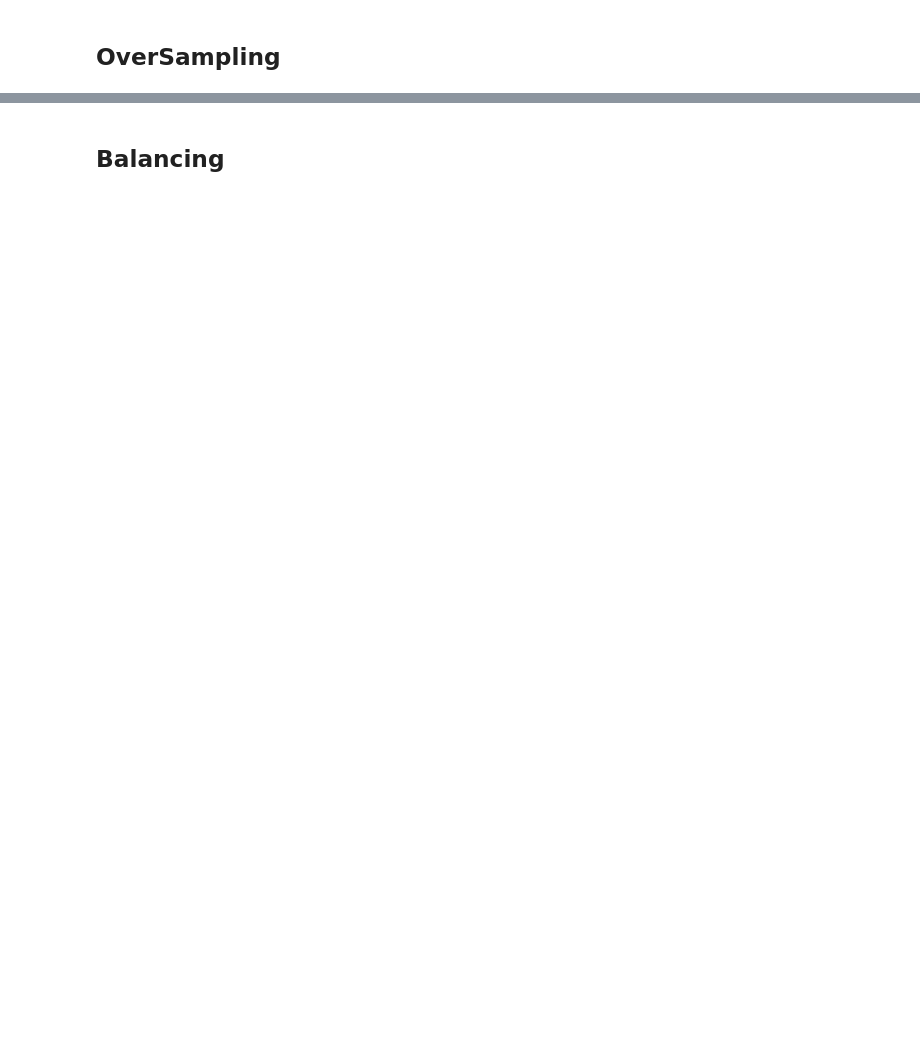
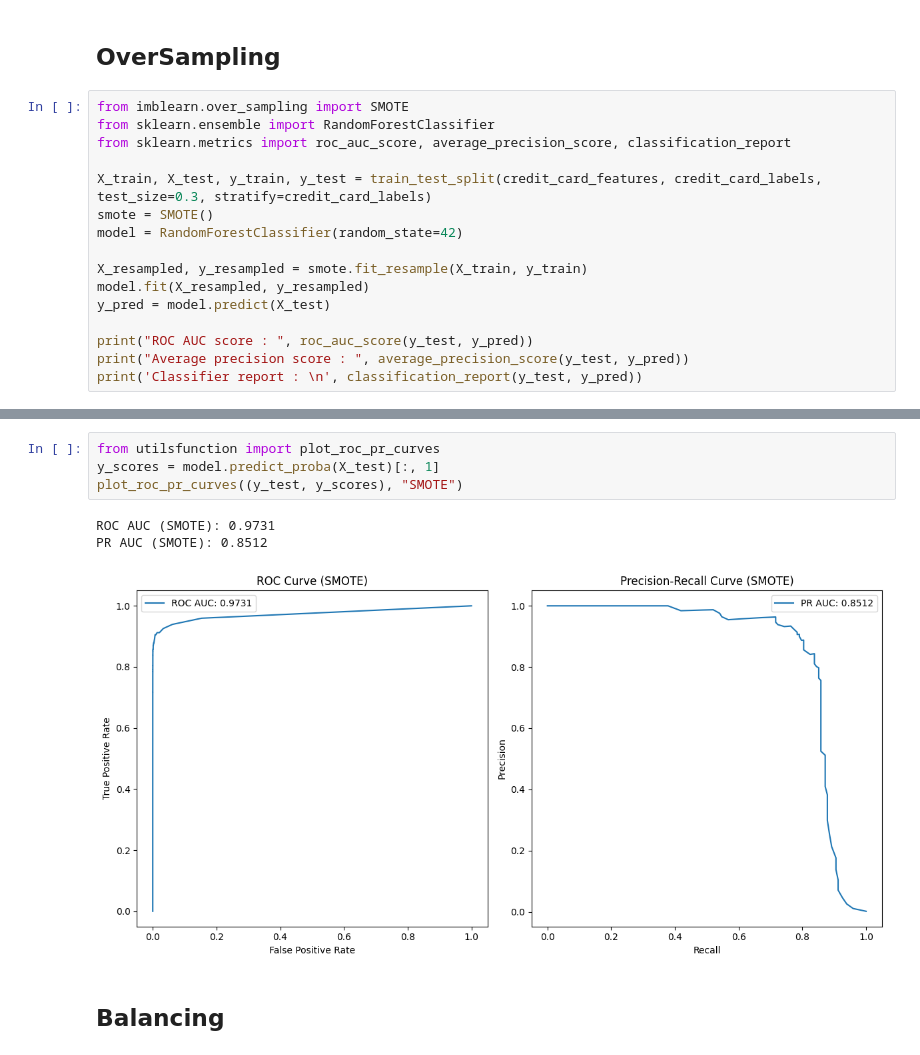
Before and after one commit to Runhilia/TAA_TP1, a Jupyter notebook: anomalies.ipynb, the cells around one changed output, grey strips where cells are left out. Drawn from its saved outputs; the diff is of its cells as text; blank space fills up the shorter version.

```diff
--- a/anomalies.ipynb
+++ b/anomalies.ipynb
@@ -135,2 +227,18 @@ credit_card.head()
 # %% [markdown]
 ## OverSampling
+# %%
+from imblearn.over_sampling import SMOTE
+from sklearn.ensemble import RandomForestClassifier
+from sklearn.metrics import roc_auc_score, average_precision_score, classification_report
+
+X_train, X_test, y_train, y_test = train_test_split(credit_card_features, credit_card_labels, test_size=0.3, stratify=credit_card_labels)
+smote = SMOTE()
+model = RandomForestClassifier(random_state=42)
+
+X_resampled, y_resampled = smote.fit_resample(X_train, y_train)
+model.fit(X_resampled, y_resampled)
+y_pred = model.predict(X_test)
+
+print("ROC AUC score : ", roc_auc_score(y_test, y_pred))
+print("Average precision score : ", average_precision_score(y_test, y_pred))
+print('Classifier report : \n', classification_report(y_test, y_pred))
@@ -137,2 +257,10 @@ credit_card.head()
+# %%
+from utilsfunction import plot_roc_pr_curves
+y_scores = model.predict_proba(X_test)[:, 1]
+plot_roc_pr_curves((y_test, y_scores), "SMOTE")
+# %% [output]
+ROC AUC (SMOTE): 0.9731
+PR AUC (SMOTE): 0.8512
+[figure, added]
 # %% [markdown]
 ## Balancing
```
Also changed, not shown: parts of 19 cells of this notebook, 2 other files.
